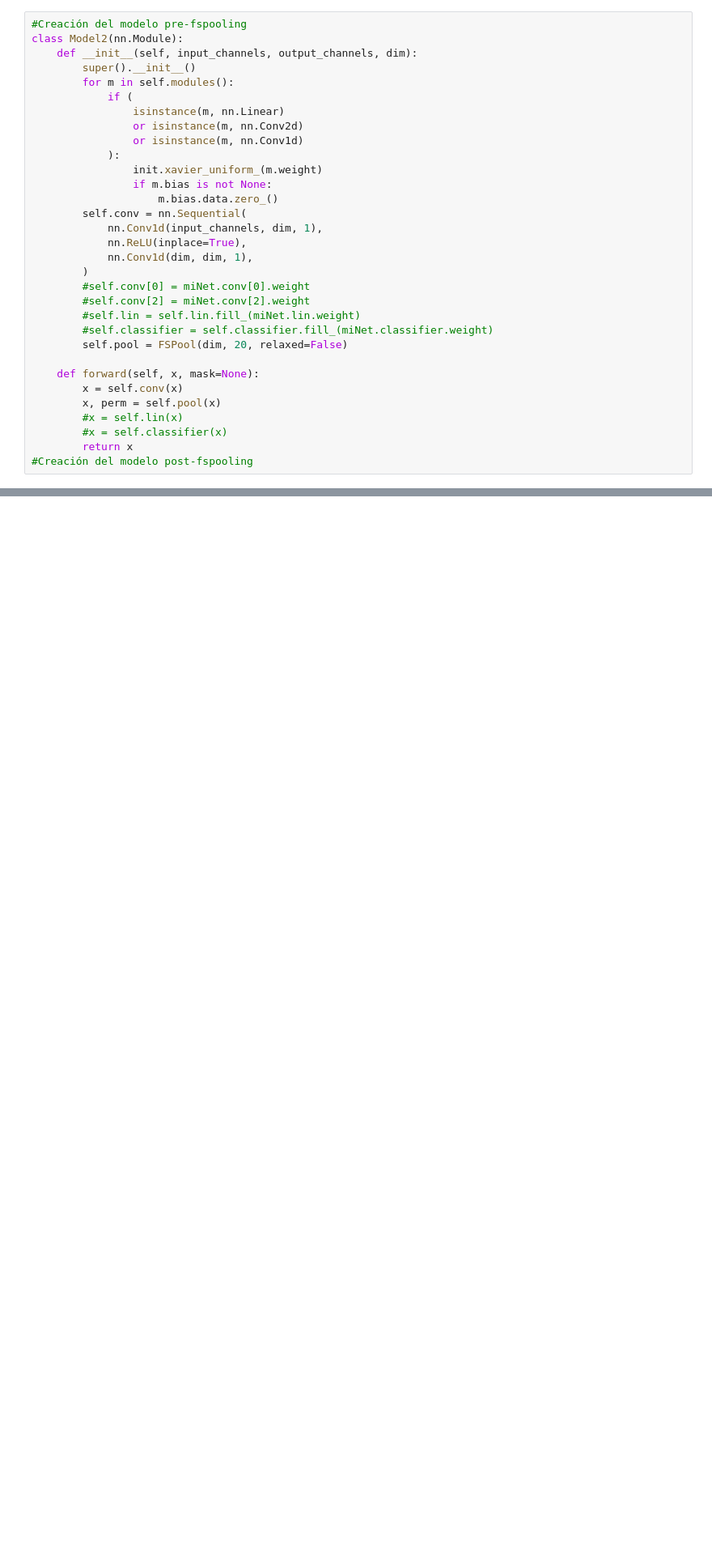
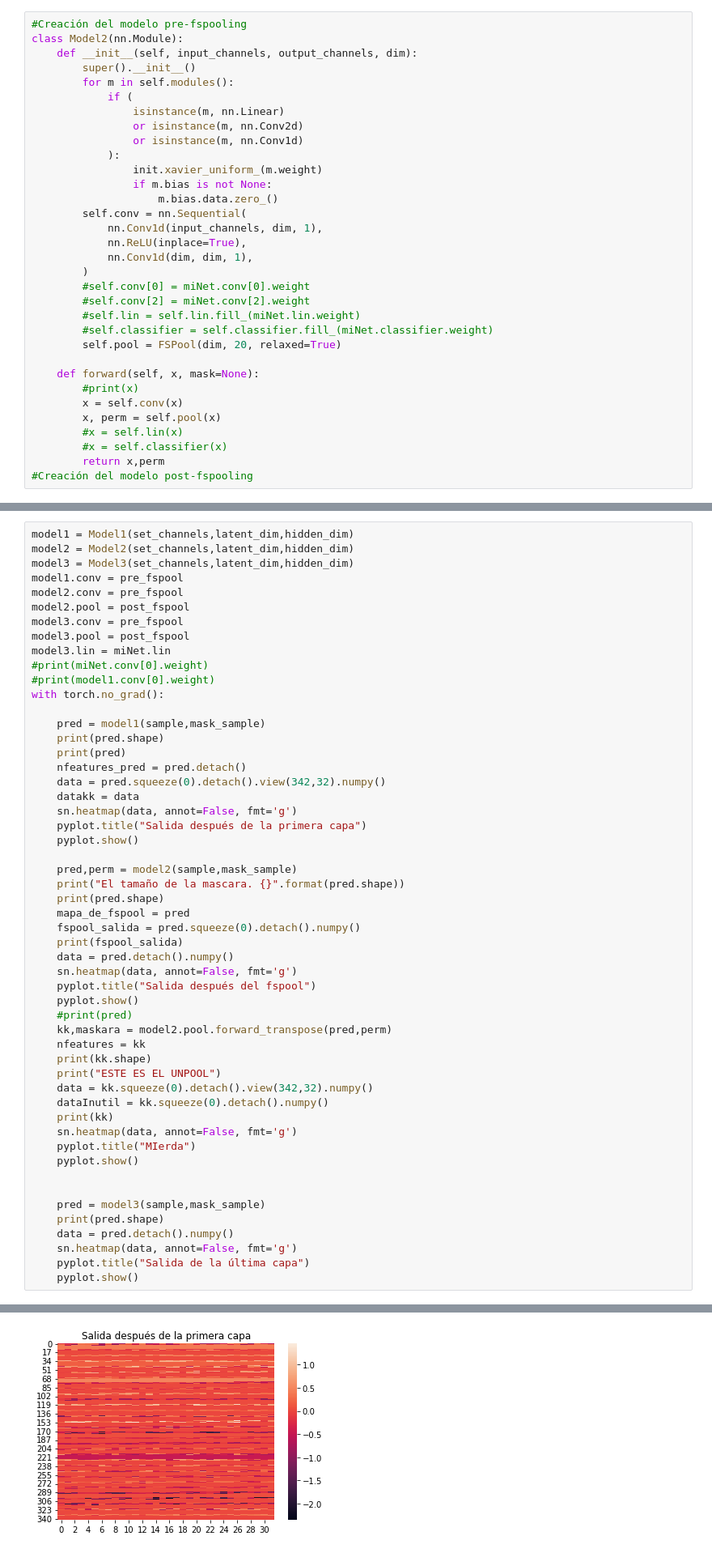
Before and after one commit to AhmedBegggaUA/SetXAI, a Jupyter notebook: src/Clasificador_DeepSet.ipynb, the cells around one changed output, grey strips where cells are left out. Shown at 81% size. Drawn from its saved outputs; the diff is of its cells as text; blank space fills up the shorter version.

```diff
--- a/src/Clasificador_DeepSet.ipynb
+++ b/src/Clasificador_DeepSet.ipynb
@@ -255,12 +241,13 @@ class Model2(nn.Module):
         #self.conv[2] = miNet.conv[2].weight
         #self.lin = self.lin.fill_(miNet.lin.weight)
         #self.classifier = self.classifier.fill_(miNet.classifier.weight)
-        self.pool = FSPool(dim, 20, relaxed=False)
+        self.pool = FSPool(dim, 20, relaxed=True)
 
     def forward(self, x, mask=None):
+        #print(x)
         x = self.conv(x)
         x, perm = self.pool(x)
         #x = self.lin(x)
         #x = self.classifier(x)
-        return x
+        return x,perm
 #Creación del modelo post-fspooling
@@ -352,2 +276,56 @@ tensor([[  2.4619,   8.1123,  -0.4719,   5.4784,  -1.3521,  12.0079,  -2.5932,
 # %% [markdown]
 ## Visualización de los puntos críticos
+# %%
+model1 = Model1(set_channels,latent_dim,hidden_dim)
+model2 = Model2(set_channels,latent_dim,hidden_dim)
+model3 = Model3(set_channels,latent_dim,hidden_dim)
+model1.conv = pre_fspool
+model2.conv = pre_fspool
+model2.pool = post_fspool
+model3.conv = pre_fspool
+model3.pool = post_fspool
+model3.lin = miNet.lin
+#print(miNet.conv[0].weight)
+#print(model1.conv[0].weight)
+with torch.no_grad():
+
+    pred = model1(sample,mask_sample)
+    print(pred.shape)
+    print(pred)
+    nfeatures_pred = pred.detach()
+    data = pred.squeeze(0).detach().view(342,32).numpy()
+    datakk = data
+    sn.heatmap(data, annot=False, fmt='g')
+    pyplot.title("Salida después de la primera capa")
+    pyplot.show()
+
+    pred,perm = model2(sample,mask_sample)
+    print("El tamaño de la mascara. {}".format(pred.shape))
+    print(pred.shape)
+    mapa_de_fspool = pred
+    fspool_salida = pred.squeeze(0).detach().numpy()
+    print(fspool_salida)
+    data = pred.detach().numpy()
+    sn.heatmap(data, annot=False, fmt='g')
+    pyplot.title("Salida después del fspool")
+    pyplot.show()
+    #print(pred)
+    kk,maskara = model2.pool.forward_transpose(pred,perm)
+    nfeatures = kk
+    print(kk.shape)
+    print("ESTE ES EL UNPOOL")
+    data = kk.squeeze(0).detach().view(342,32).numpy()
+    dataInutil = kk.squeeze(0).detach().numpy()
+    print(kk)
+    sn.heatmap(data, annot=False, fmt='g')
+    pyplot.title("MIerda")
+    pyplot.show()
+
+
+    pred = model3(sample,mask_sample)
+    print(pred.shape)
+    data = pred.detach().numpy()
+    sn.heatmap(data, annot=False, fmt='g')
+    pyplot.title("Salida de la última capa")
+    pyplot.show()
+# %% [output]
@@ -353,0 +340 @@ tensor([[  2.4619,   8.1123,  -0.4719,   5.4784,  -1.3521,  12.0079,  -2.5932,
+[figure, new version]
```
Also changed, not shown: parts of 13 cells of this notebook, 5 other files.
